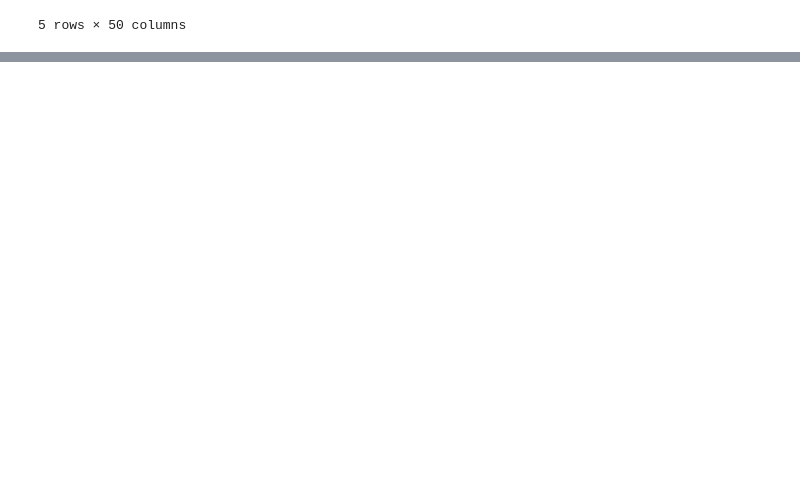
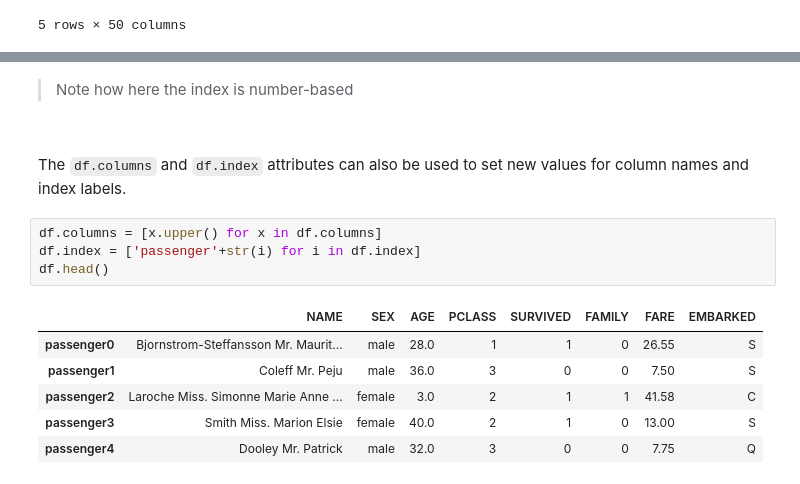
Before and after one commit to sib-swiss/intermediate-python-training, a Jupyter notebook: 01_data_manipulation_and_representation.ipynb, the cells around one changed output, grey strips where cells are left out. Cells and saved outputs as stored; diff of their text form; blank space fills up the shorter version.

```diff
--- a/01_data_manipulation_and_representation.ipynb
+++ b/01_data_manipulation_and_representation.ipynb
@@ -259,0 +331,17 @@ df_sc.head()
+# %% [markdown]
+> Note how here the index is number-based
+# %% [markdown]
+<br>
+
+The `df.columns` and `df.index` attributes can also be used to set new values for column names and index labels.
+# %%
+df.columns = [x.upper() for x in df.columns]
+df.index = ['passenger'+str(i) for i in df.index]
+df.head()
+# %% [output]
+|  | NAME | SEX | AGE | PCLASS | SURVIVED | FAMILY | FARE | EMBARKED |
+| passenger0 | Bjornstrom-Steffansson Mr. Maurit... | male | 28.0 | 1 | 1 | 0 | 26.55 | S |
+| passenger1 | Coleff Mr. Peju | male | 36.0 | 3 | 0 | 0 | 7.50 | S |
+| passenger2 | Laroche Miss. Simonne Marie Anne ... | female | 3.0 | 2 | 1 | 1 | 41.58 | C |
+| passenger3 | Smith Miss. Marion Elsie | female | 40.0 | 2 | 1 | 0 | 13.00 | S |
+| passenger4 | Dooley Mr. Patrick | male | 32.0 | 3 | 0 | 0 | 7.75 | Q |
```
Also changed, not shown: parts of 87 cells of this notebook, 3 other files.
